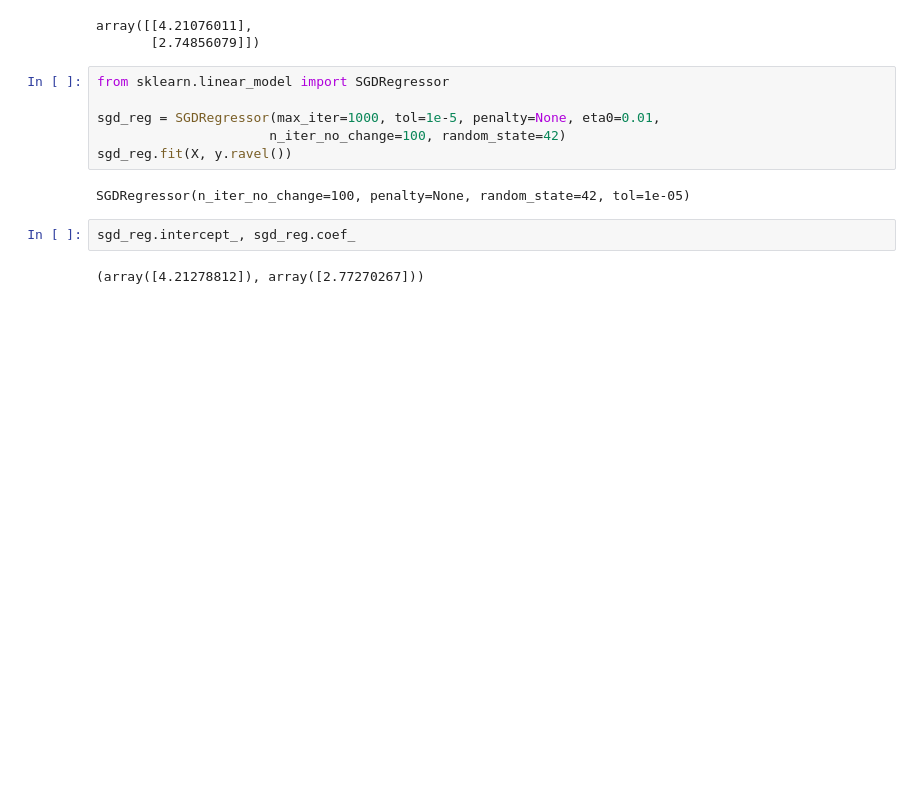
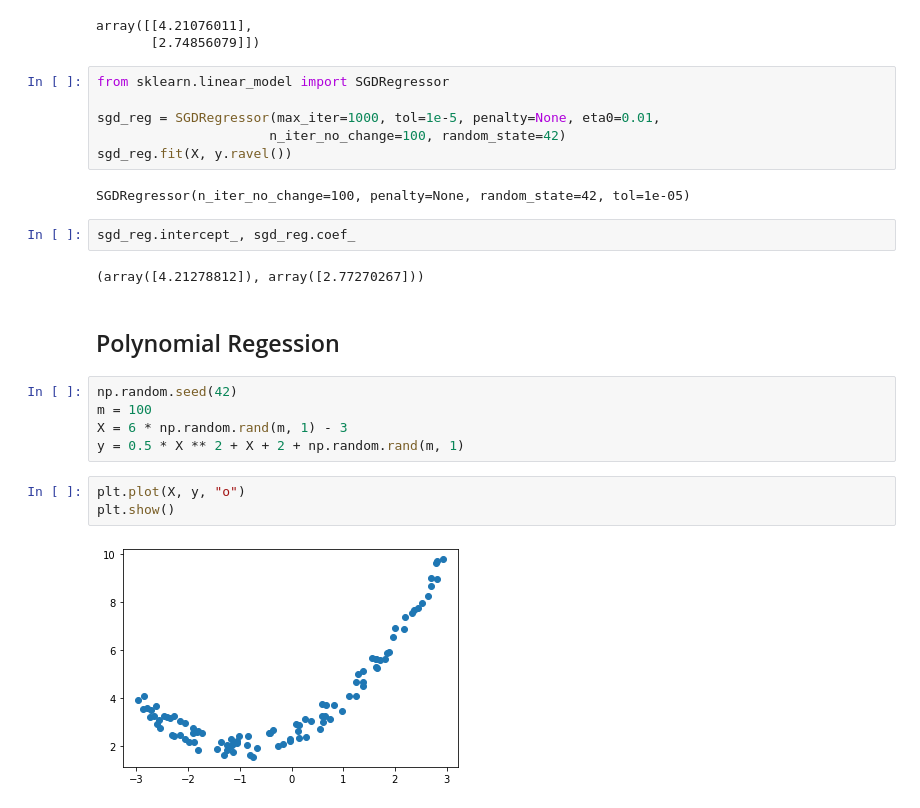
Before and after one commit to rickhall2000/ongoing-learning, a Jupyter notebook: Hands-On_Machine_Learning/Ch4_Training_Models.ipynb, the cells around one changed output. Saved outputs shown, nothing was run; the diff lists cells and outputs as text; blank space fills up the shorter version.

```diff
--- a/Hands-On_Machine_Learning/Ch4_Training_Models.ipynb
+++ b/Hands-On_Machine_Learning/Ch4_Training_Models.ipynb
@@ -124,3 +124,15 @@ SGDRegressor(n_iter_no_change=100, penalty=None, random_state=42, tol=1e-05)
 sgd_reg.intercept_, sgd_reg.coef_
 # %% [output]
 (array([4.21278812]), array([2.77270267]))
+# %% [markdown]
+## Polynomial Regession
+# %%
+np.random.seed(42)
+m = 100
+X = 6 * np.random.rand(m, 1) - 3
+y = 0.5 * X ** 2 + X + 2 + np.random.rand(m, 1)
+# %%
+plt.plot(X, y, "o")
+plt.show()
+# %% [output]
+[figure, added]
```
Also changed, not shown: parts of 18 cells of this notebook.
